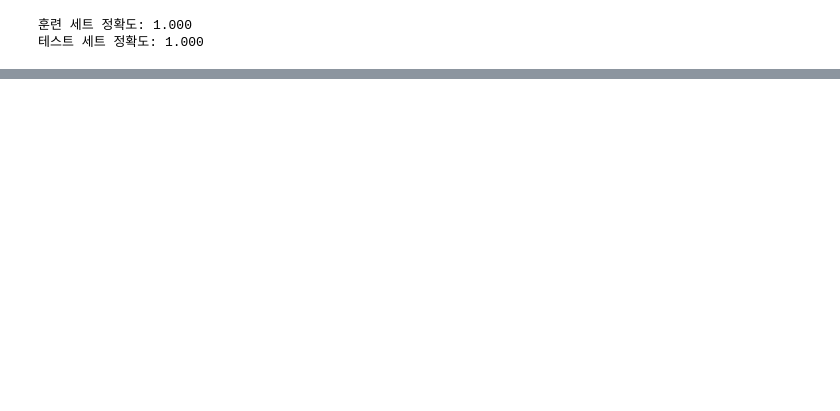
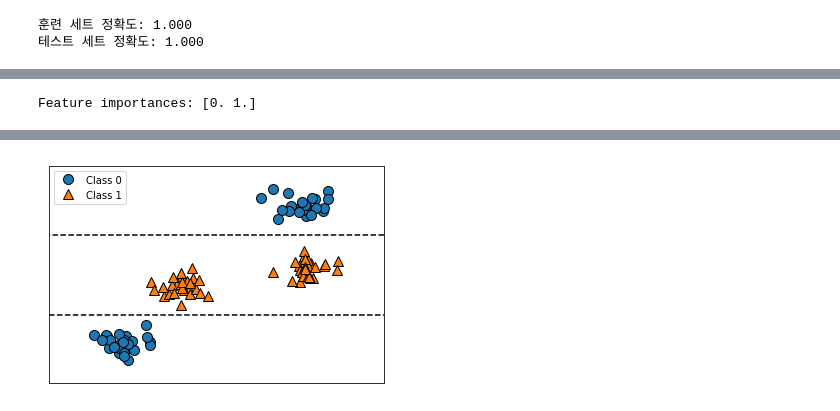
Before and after one commit to Data-Competition/Super-Mario, a Jupyter notebook: decision_tree.ipynb, the cells around one changed output, grey strips where cells are left out. Drawn from its saved outputs; the diff is of its cells as text; code cells hidden in the pictures; blank space fills up the shorter version.

```diff
--- a/decision_tree.ipynb
+++ b/decision_tree.ipynb
@@ -119,0 +131,7 @@ print("특성 중요도:\n{}".format(model.feature_importances_))
+# %%
+import mglearn
+
+tree = mglearn.plots.plot_tree_not_monotone()
+display(tree)
+# %% [output]
+Feature importances: [0. 1.]
@@ -119,0 +139 @@ print("특성 중요도:\n{}".format(model.feature_importances_))
+[figure, added]
```
Also changed, not shown: parts of 6 cells of this notebook, 2 other files.
